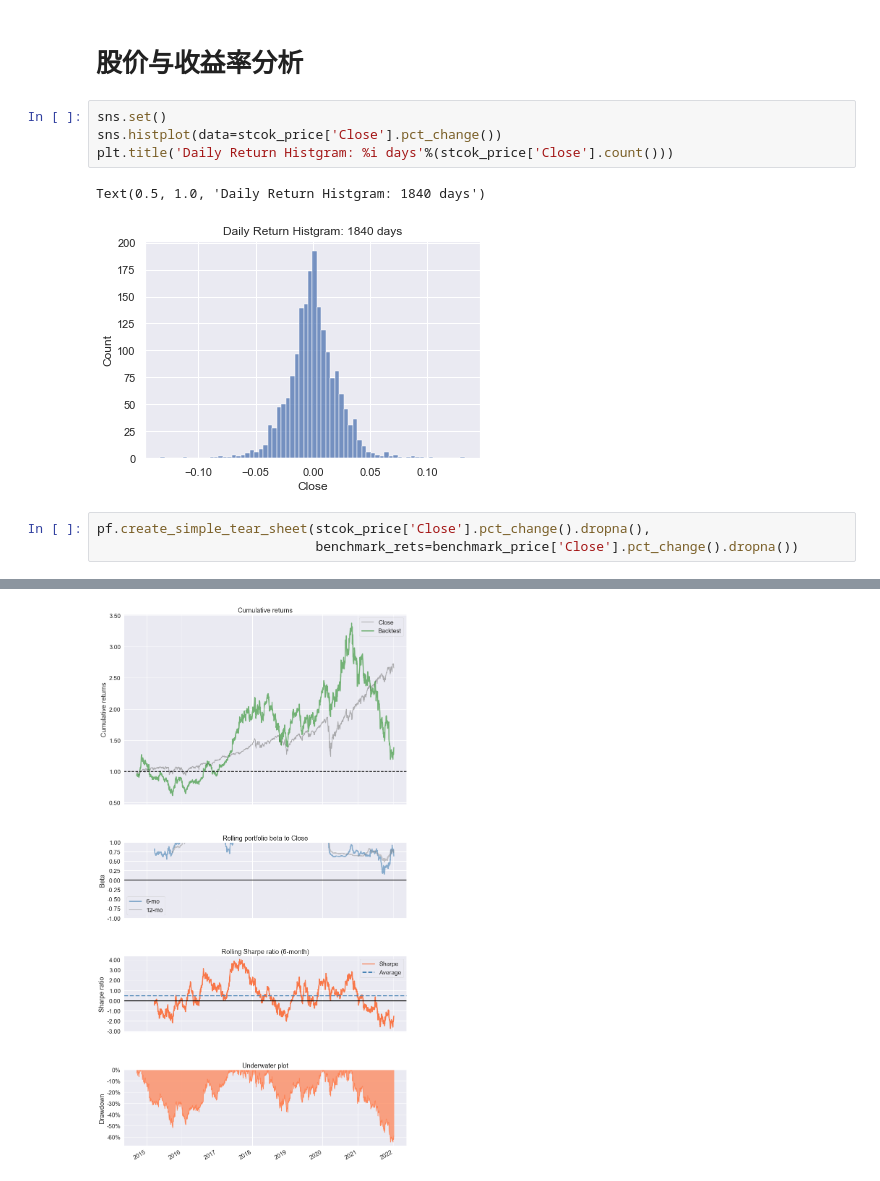
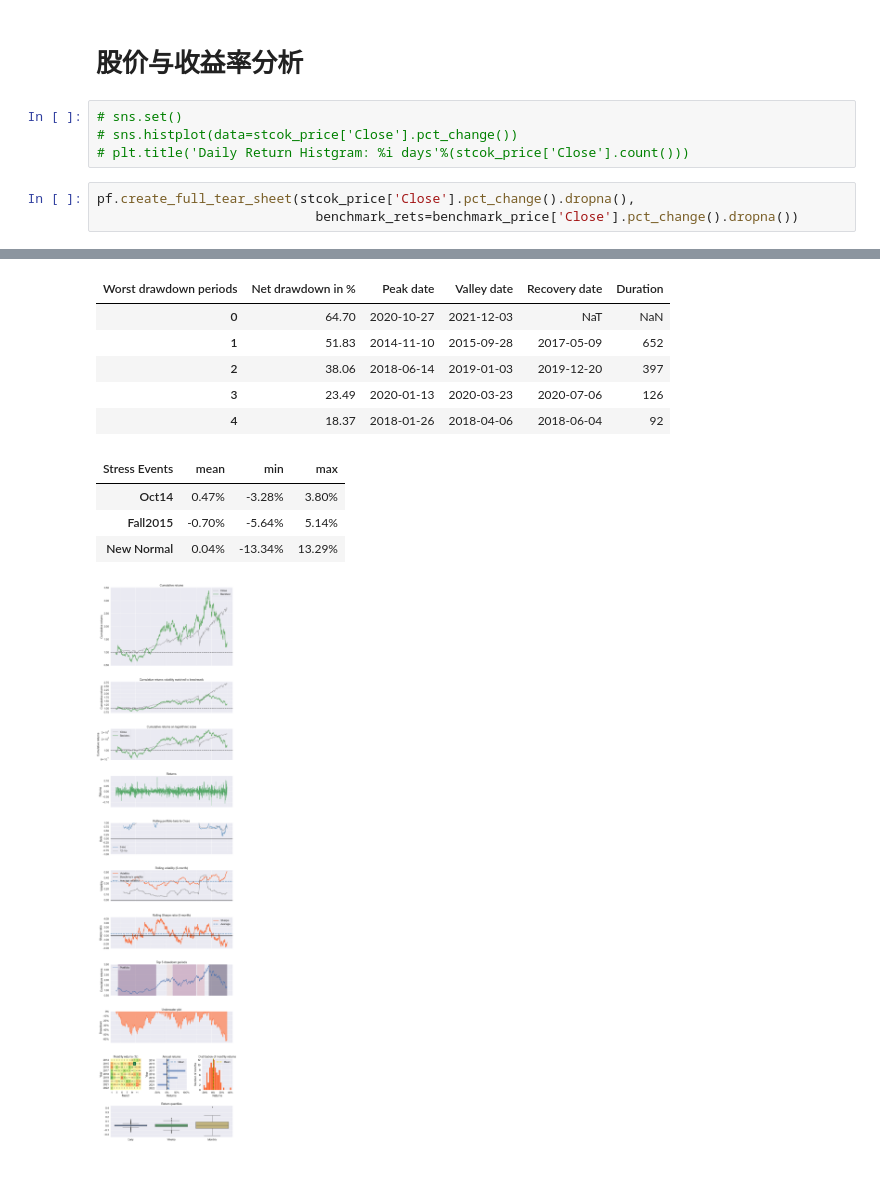
Before and after one commit to koalainfotech/skydog, a Jupyter notebook: notebooks/Stock Analysis.ipynb, the cells around one changed output, grey strips where cells are left out. Cells and saved outputs as stored; diff of their text form.

```diff
--- a/notebooks/Stock Analysis.ipynb
+++ b/notebooks/Stock Analysis.ipynb
@@ -55,33 +66,40 @@ ROE: 11.25%
 # %% [markdown]
 # 股价与收益率分析
 # %%
-sns.set()
-sns.histplot(data=stcok_price['Close'].pct_change())
-plt.title('Daily Return Histgram: %i days'%(stcok_price['Close'].count()))
+# sns.set()
+# sns.histplot(data=stcok_price['Close'].pct_change())
+# plt.title('Daily Return Histgram: %i days'%(stcok_price['Close'].count()))
-# %% [output]
-Text(0.5, 1.0, 'Daily Return Histgram: 1840 days')
-[figure, removed]
 # %%
-pf.create_simple_tear_sheet(stcok_price['Close'].pct_change().dropna(),
+pf.create_full_tear_sheet(stcok_price['Close'].pct_change().dropna(),
                             benchmark_rets=benchmark_price['Close'].pct_change().dropna())
 # %% [output]
 | Start date | 2014-09-22 |  |
 | End date | 2022-01-07 |  |
 | Total months | 87 |  |
 |  | Backtest |
 | Annual return | 4.539% |
 | Cumulative returns | 38.258% |
 | Annual volatility | 35.273% |
 | Sharpe ratio | 0.30 |
 | Calmar ratio | 0.07 |
 | Stability | 0.69 |
 | Max drawdown | -64.697% |
 | Omega ratio | 1.05 |
 | Sortino ratio | 0.44 |
 | Skew | 0.05 |
 | Kurtosis | 3.06 |
 | Tail ratio | 1.03 |
 | Daily value at risk | -4.402% |
 | Alpha | -0.03 |
 | Beta | 0.90 |
+| Worst drawdown periods | Net drawdown in % | Peak date | Valley date | Recovery date | Duration |
+| 0 | 64.70 | 2020-10-27 | 2021-12-03 | NaT | NaN |
+| 1 | 51.83 | 2014-11-10 | 2015-09-28 | 2017-05-09 | 652 |
+| 2 | 38.06 | 2018-06-14 | 2019-01-03 | 2019-12-20 | 397 |
+| 3 | 23.49 | 2020-01-13 | 2020-03-23 | 2020-07-06 | 126 |
+| 4 | 18.37 | 2018-01-26 | 2018-04-06 | 2018-06-04 | 92 |
+| Stress Events | mean | min | max |
+| Oct14 | 0.47% | -3.28% | 3.80% |
+| Fall2015 | -0.70% | -5.64% | 5.14% |
+| New Normal | 0.04% | -13.34% | 13.29% |
-[figure, old version]
+[figure, new version]
```
Also changed, not shown: parts of 5 cells of this notebook, 14 other files.
